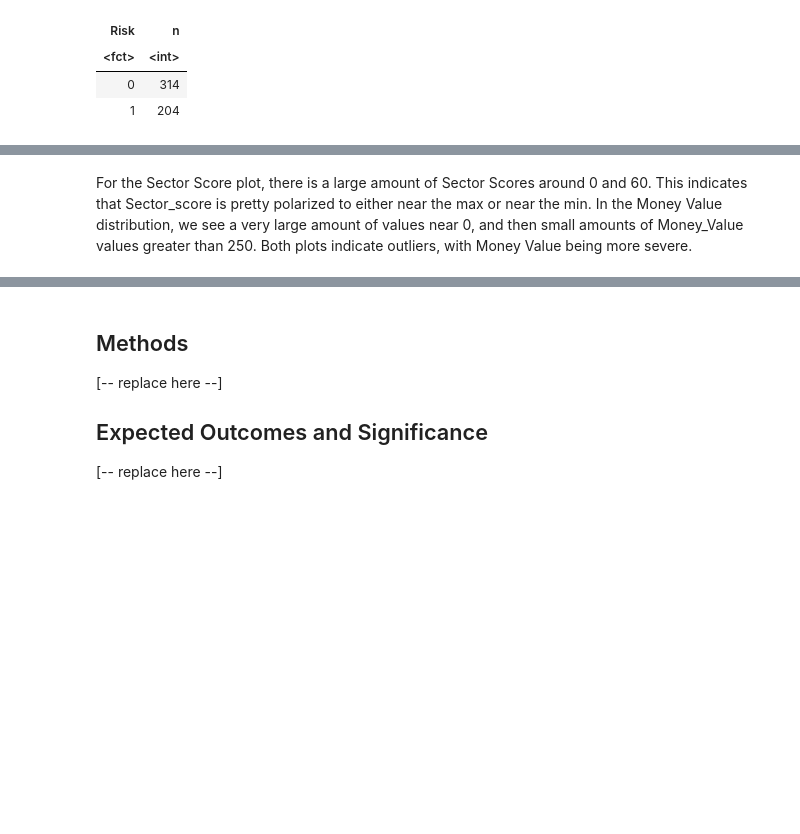
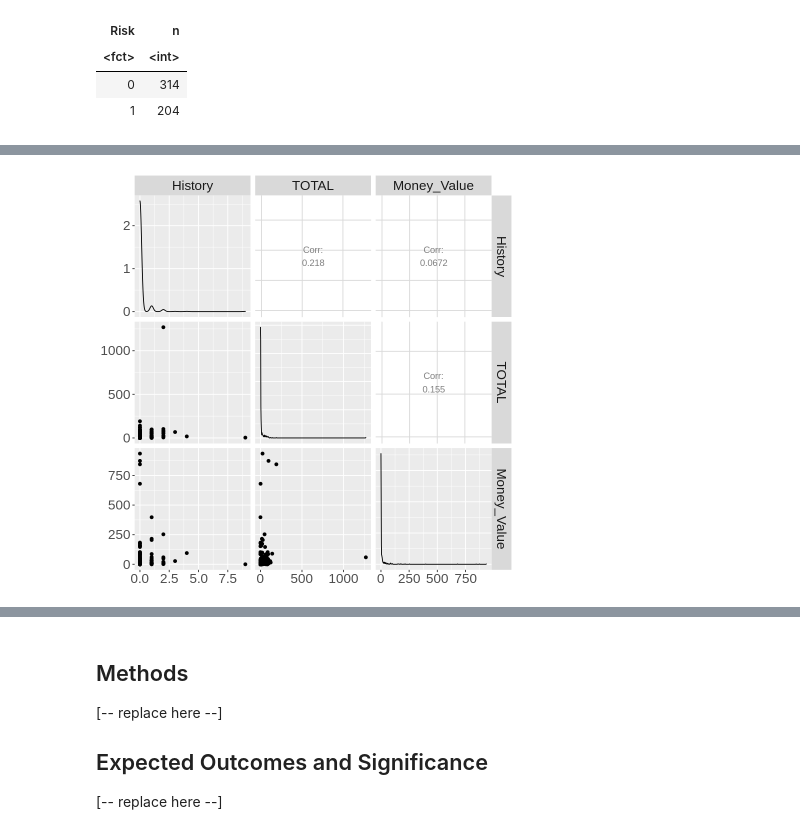
Before and after one commit to stevenning203/dsci100_group_proposal, a Jupyter notebook: notebook.ipynb, the cells around one changed output, grey strips where cells are left out. Saved outputs shown, nothing was run; the diff lists cells and outputs as text; code cells hidden in the pictures; blank space fills up the shorter version.

```diff
--- a/notebook.ipynb
+++ b/notebook.ipynb
@@ -175,2 +136,7 @@ Warning message:
-# %% [markdown]
-For the Sector Score plot, there is a large amount of Sector Scores around 0 and 60. This indicates that Sector_score is pretty polarized to either near the max or near the min. In the Money Value distribution, we see a very large amount of values near 0, and then small amounts of Money_Value values greater than 250. Both plots indicate outliers, with Money Value being more severe.
+# %%
+audit_risk_data_pairs <- audit_risk_data_training_predictors %>%
+ggpairs() +
+theme(text = element_text(size = 20))
+
+audit_risk_data_pairs
+# %% [output]
@@ -176,0 +153 @@ For the Sector Score plot, there is a large amount of Sector Scores around 0 and
+[figure, added]
```
Also changed, not shown: parts of 6 cells of this notebook.
